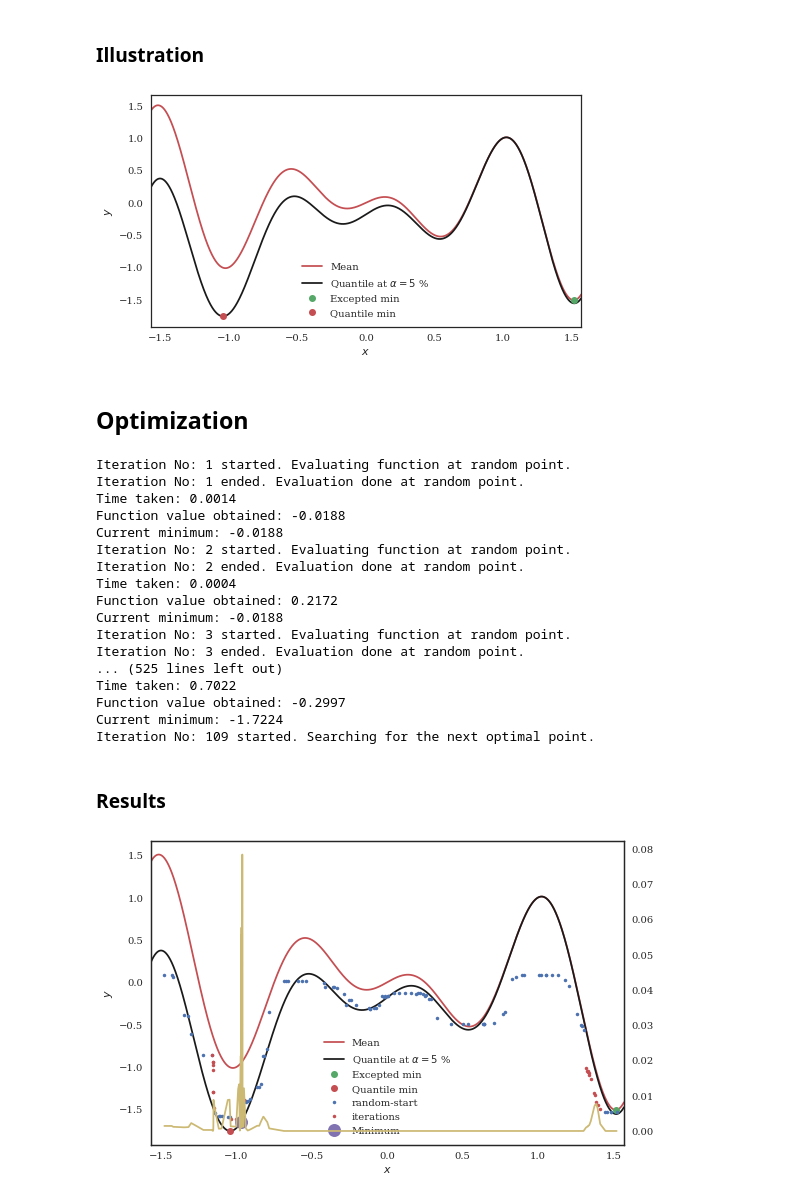
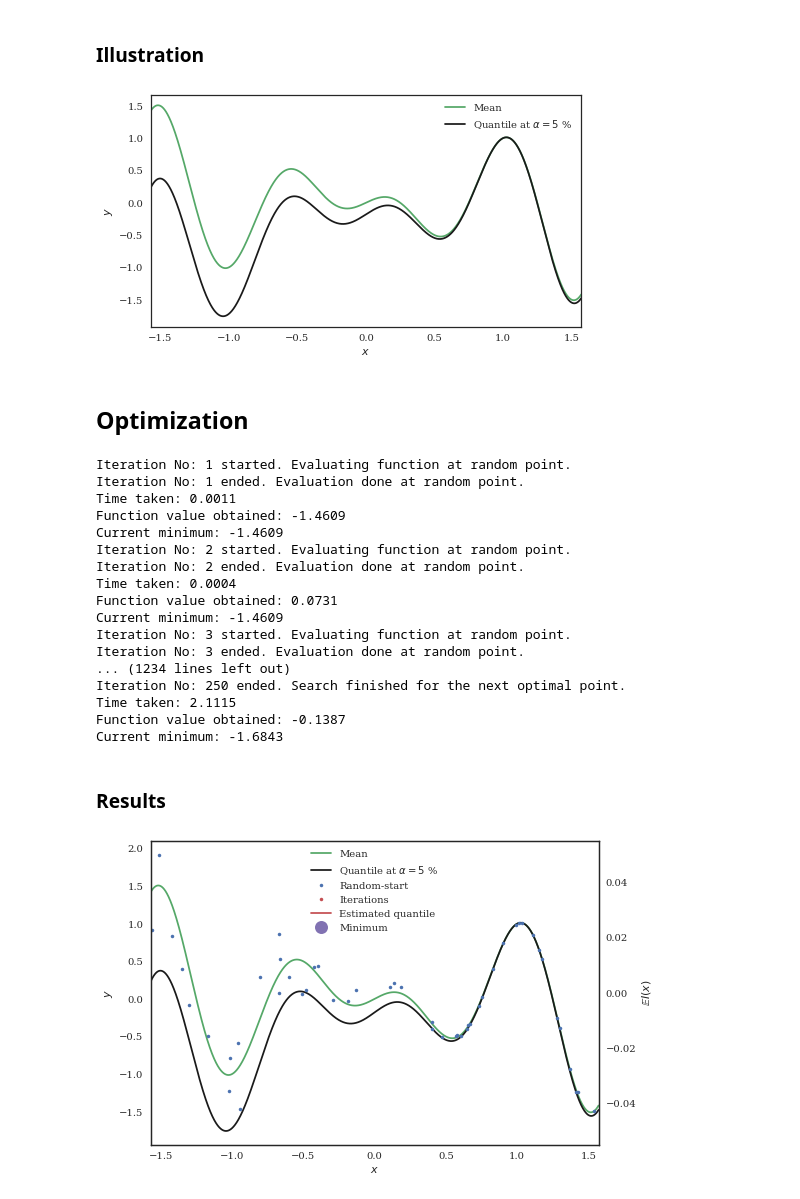
Before and after one commit to NazBen/dep-impact, a Jupyter notebook: examples/bayesian-optimization.ipynb, the cells around one changed output. Saved outputs shown, nothing was run; the diff lists cells and outputs as text; code cells hidden in the pictures.

```diff
--- a/examples/bayesian-optimization.ipynb
+++ b/examples/bayesian-optimization.ipynb
@@ -60,10 +60,10 @@ def plot_func(func, xmin, xmax, n_plot=100000, alpha=0.05, ax=None):
 
     if ax is None:
         fig, ax = plt.subplots(figsize=(7, 4))
-    ax.plot(x_plot, y_true, 'r-', label='Mean')
+    ax.plot(x_plot, y_true, 'g-', label='Mean')
     ax.plot(x_plot, quant, 'k-', label='Quantile at $\\alpha=%d$ %%' % (alpha*100))
-    ax.plot(x_plot[id_min_true], y_true[id_min_true], 'go', label='Excepted min')
-    ax.plot(x_plot[id_min_noised], quant[id_min_noised], 'ro', label='Quantile min')
+    #ax.plot(x_plot[id_min_true], y_true[id_min_true], 'go', label='Excepted min')
+    #ax.plot(x_plot[id_min_noised], quant[id_min_noised], 'ro', label='Quantile min')
     ax.set_xlim(xmin, xmax)
     ax.set_xlabel('$x$')
     ax.set_ylabel('$y$')
@@ -74,7 +74,7 @@ plot_func(func, xmin, xmax, ax=ax)
 ax.legend(loc=0)
 fig.tight_layout()
 # %% [output]
-[figure, old version]
+[figure, new version]
 # %% [markdown]
 ## Optimization
 # %%
@@ -98,8 +99,8 @@ class ModifiedRandomForestQuantileRegressor(RandomForestQuantileRegressor):
             return mean
 # %%
-n_random_start = 100
-n_iter = 50
-n_estimators = 100
+n_random_start = 50
+n_iter = 100
+n_estimators = 200
 min_samples_split = max(2, int(n_random_start/10))
 rfq = ModifiedRandomForestQuantileRegressor(n_estimators, min_samples_split=min_samples_split, n_jobs=7)
 n_calls = n_random_start + n_iter
@@ -111,20 +112,20 @@ opt_res = forest_minimize(func, space, acq_func=acq_func, base_estimator=rfq,
 # %% [output]
 Iteration No: 1 started. Evaluating function at random point.
 Iteration No: 1 ended. Evaluation done at random point.
-Time taken: 0.0014
-Function value obtained: -0.0188
-Current minimum: -0.0188
+Time taken: 0.0011
+Function value obtained: -1.4609
+Current minimum: -1.4609
 Iteration No: 2 started. Evaluating function at random point.
 Iteration No: 2 ended. Evaluation done at random point.
 Time taken: 0.0004
-Function value obtained: 0.2172
-Current minimum: -0.0188
+Function value obtained: 0.0731
+Current minimum: -1.4609
 Iteration No: 3 started. Evaluating function at random point.
 Iteration No: 3 ended. Evaluation done at random point.
-... (525 lines left out)
-Time taken: 0.7022
-Function value obtained: -0.2997
-Current minimum: -1.7224
-Iteration No: 109 started. Searching for the next optimal point.
+... (1234 lines left out)
+Iteration No: 250 ended. Search finished for the next optimal point.
+Time taken: 2.1115
+Function value obtained: -0.1387
+Current minimum: -1.6843
 # %% [markdown]
 ### Results
@@ -143,15 +132,25 @@ acq = gaussian_ei(x, model, y_opt=np.min(q))
+# %%
+x = opt_res.x_iters
+y = opt_res.func_vals
+x_random_start = x[:n_random_start]
+y_random_start = y[:n_random_start]
 # %%
 fig, ax = plt.subplots(figsize=(8, 5))
+plot_func(func, xmin, xmax, ax=ax)
+ax2 = ax.twinx()
+ax2.set_ylabel("$\mathbb{E}I(x)$")
+ax.plot(x_random_start, y_random_start, 'b.', label='Random-start')
 
-plot_func(func, xmin, xmax, ax=ax)
-id_sort = np.argsort(x, 0).ravel()
-ax2 = ax.twinx()
-ax2.plot(x[id_sort], acq[id_sort], "y", label="EI(x)")
-ax.plot(x_random_start, y_random_start, 'b.', label='random-start')
-ax.plot(x_iter, y_iter, 'r.', label='iterations')
-ax.plot(x_min, q_min, 'mo', markersize=13, label='Minimum')
+def init():
+    line_acq, = ax2.plot([], [], "y", label="$\mathbb{E}I(x)$")
+    line_iter, = ax.plot([], [], 'r.', label='Iterations')
+    line_quant, = ax.plot([], [], 'r-', label='Estimated quantile')
+    line_min, = ax.plot([], [], 'mo', markersize=13, label='Minimum')
+    return (line_acq, line_iter, line_quant, line_min, )
+
+line_acq, line_iter, line_quant, line_min = init()
+
 ax.legend(loc=0)
 fig.tight_layout()
-#fig.savefig('bayesian-optim-test.pdf')
 # %% [output]
-[figure, old version]
+[figure, new version]
```
Also changed, not shown: parts of 9 cells of this notebook, 7 other files.
